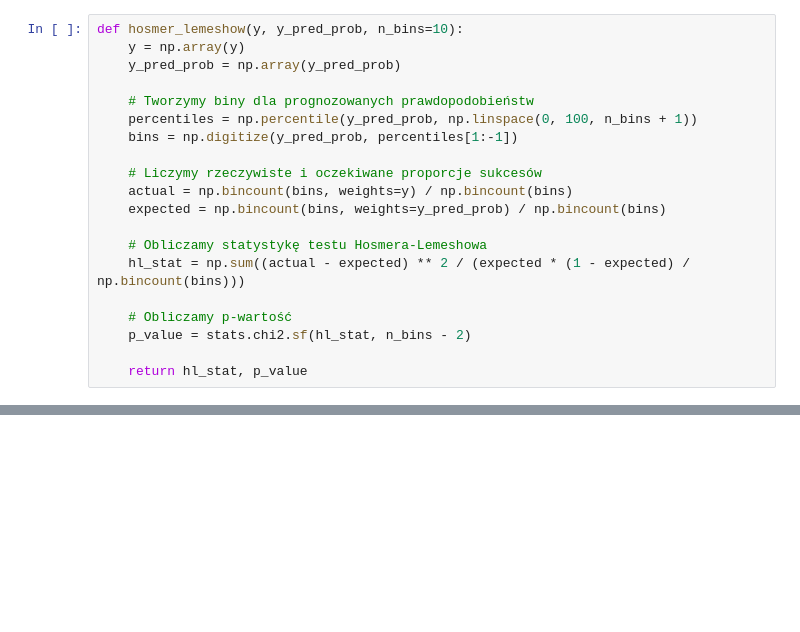
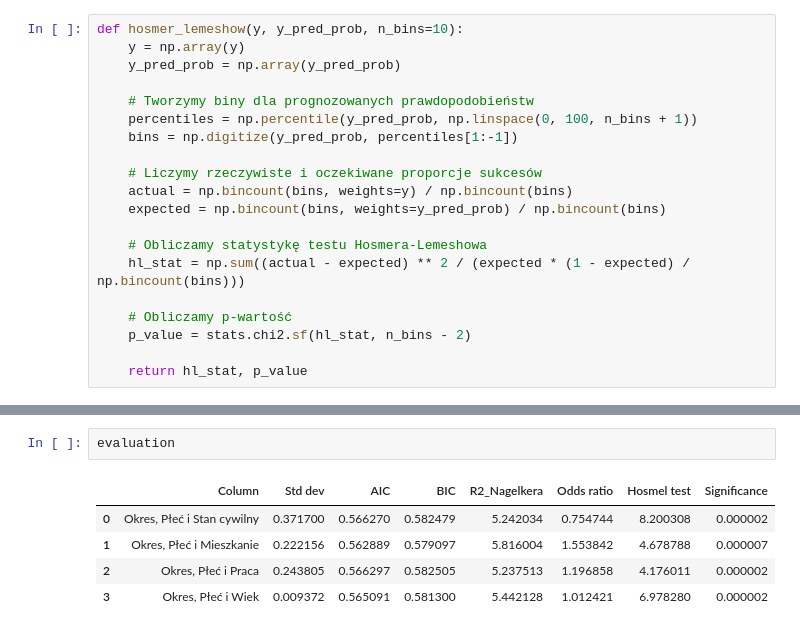
Before and after one commit to ad-po/ocena-kredytu, a Jupyter notebook: notebook.ipynb, the cells around one changed output, grey strips where cells are left out. Saved outputs shown, nothing was run; the diff lists cells and outputs as text; blank space fills up the shorter version.

```diff
--- a/notebook.ipynb
+++ b/notebook.ipynb
@@ -179,0 +327,8 @@ evaluation
+# %%
+evaluation
+# %% [output]
+|  | Column | Std dev | AIC | BIC | R2_Nagelkera | Odds ratio | Hosmel test | Significance |
+| 0 | Okres, Płeć i Stan cywilny | 0.371700 | 0.566270 | 0.582479 | 5.242034 | 0.754744 | 8.200308 | 0.000002 |
+| 1 | Okres, Płeć i Mieszkanie | 0.222156 | 0.562889 | 0.579097 | 5.816004 | 1.553842 | 4.678788 | 0.000007 |
+| 2 | Okres, Płeć i Praca | 0.243805 | 0.566297 | 0.582505 | 5.237513 | 1.196858 | 4.176011 | 0.000002 |
+| 3 | Okres, Płeć i Wiek | 0.009372 | 0.565091 | 0.581300 | 5.442128 | 1.012421 | 6.978280 | 0.000002 |
```
Also changed, not shown: parts of 7 cells of this notebook.
